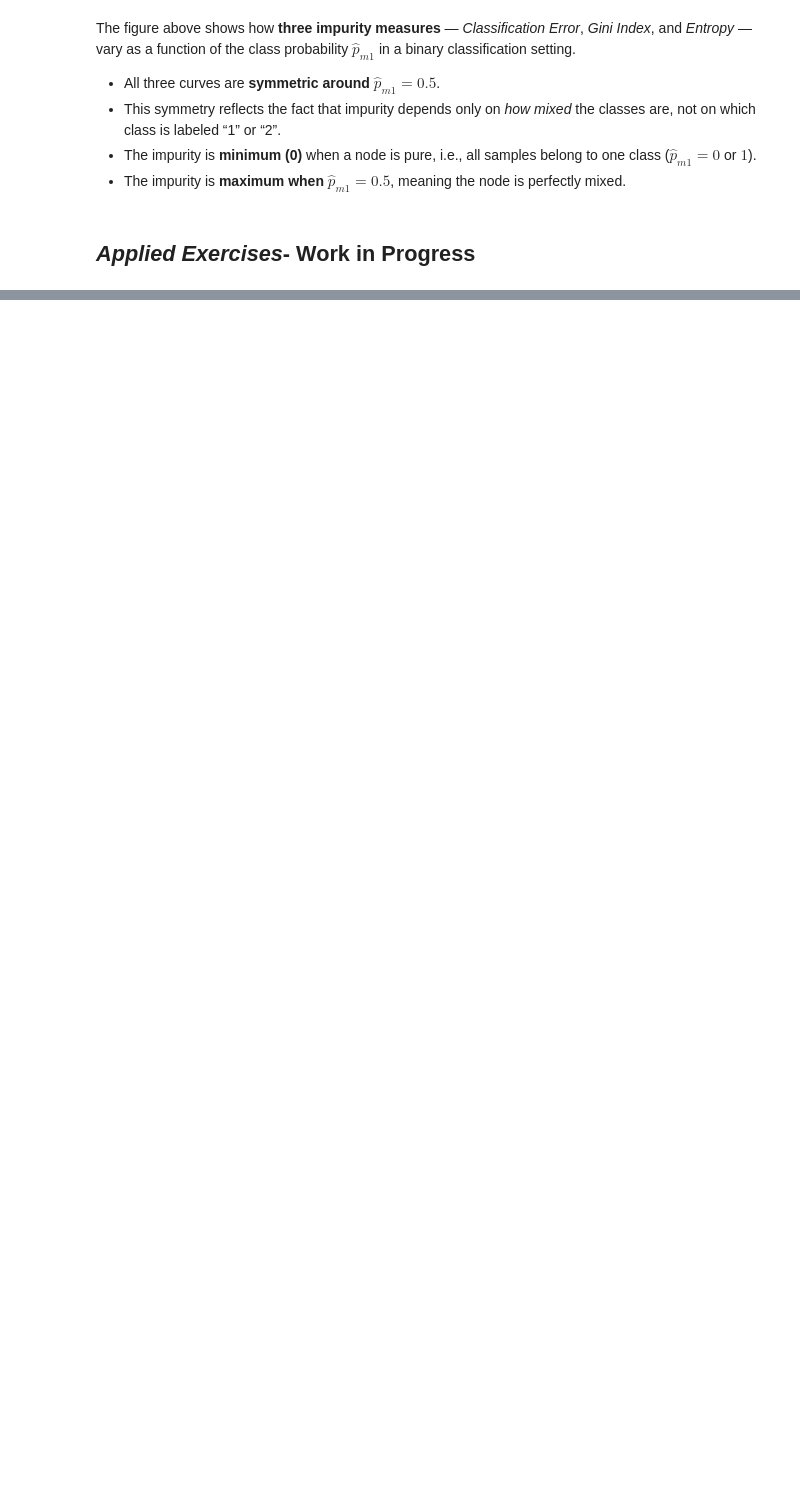
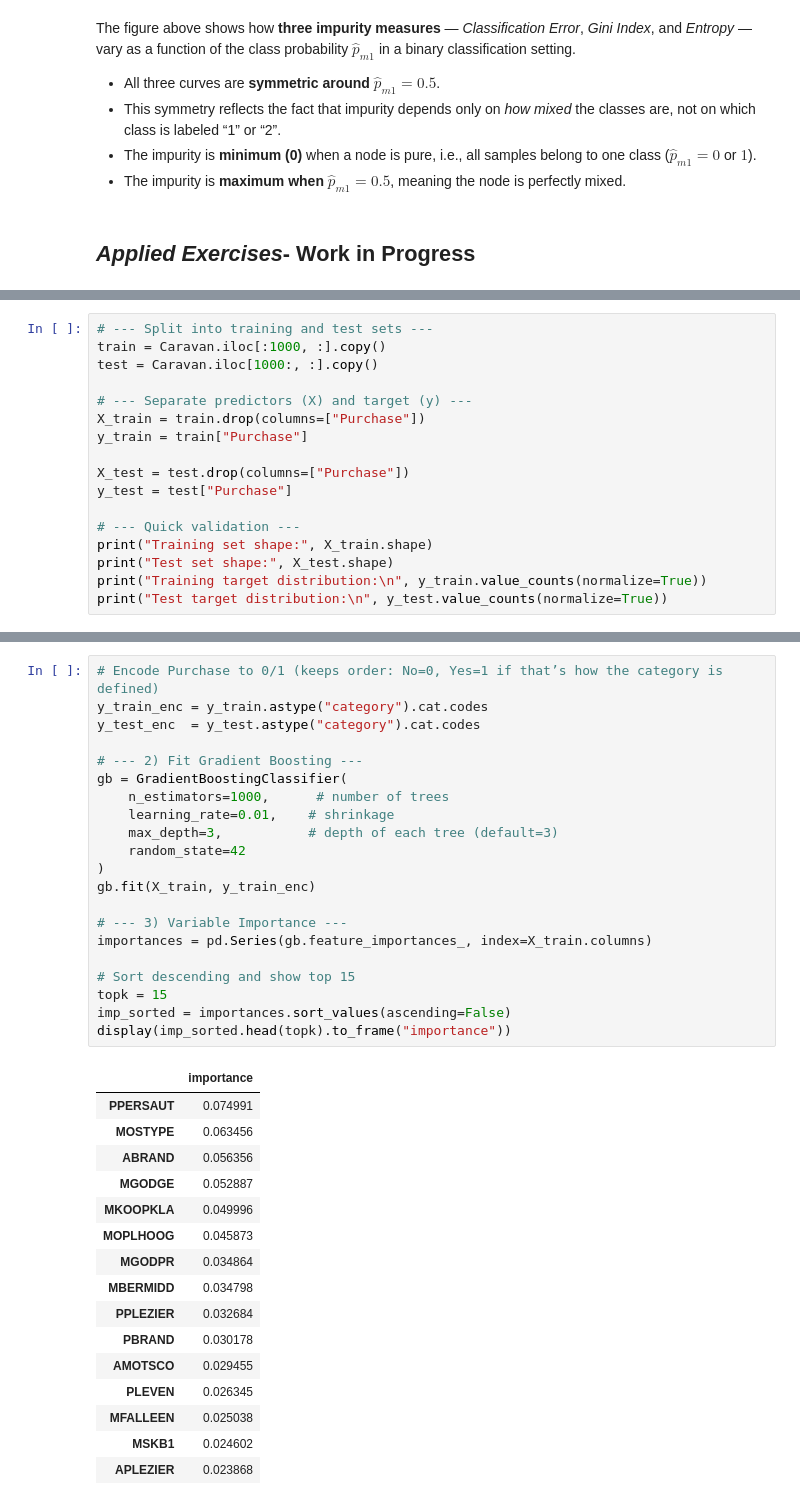
Before and after one commit to lacorreia65/MAP5935-ISLP, a Jupyter notebook: Notebooks/Chap8-Exercises_LuisCorreia-745724_v2.ipynb, the cells around one changed output, grey strips where cells are left out. Cells and saved outputs as stored; diff of their text form; blank space fills up the shorter version.

```diff
--- a/Notebooks/Chap8-Exercises_LuisCorreia-745724_v2.ipynb
+++ b/Notebooks/Chap8-Exercises_LuisCorreia-745724_v2.ipynb
@@ -111,0 +145,17 @@ ModuleNotFoundError: No module named 'ISLP'
+# %%
+# --- Split into training and test sets ---
+train = Caravan.iloc[:1000, :].copy()
+test = Caravan.iloc[1000:, :].copy()
+
+# --- Separate predictors (X) and target (y) ---
+X_train = train.drop(columns=["Purchase"])
+y_train = train["Purchase"]
+
+X_test = test.drop(columns=["Purchase"])
+y_test = test["Purchase"]
+
+# --- Quick validation ---
+print("Training set shape:", X_train.shape)
+print("Test set shape:", X_test.shape)
+print("Training target distribution:\n", y_train.value_counts(normalize=True))
+print("Test target distribution:\n", y_test.value_counts(normalize=True))
@@ -111,0 +177,38 @@ ModuleNotFoundError: No module named 'ISLP'
+# %%
+# Encode Purchase to 0/1 (keeps order: No=0, Yes=1 if that’s how the category is defined)
+y_train_enc = y_train.astype("category").cat.codes
+y_test_enc  = y_test.astype("category").cat.codes
+
+# --- 2) Fit Gradient Boosting ---
+gb = GradientBoostingClassifier(
+    n_estimators=1000,      # number of trees
+    learning_rate=0.01,    # shrinkage
+    max_depth=3,           # depth of each tree (default=3)
+    random_state=42
+)
+gb.fit(X_train, y_train_enc)
+
+# --- 3) Variable Importance ---
+importances = pd.Series(gb.feature_importances_, index=X_train.columns)
+
+# Sort descending and show top 15
+topk = 15
+imp_sorted = importances.sort_values(ascending=False)
+display(imp_sorted.head(topk).to_frame("importance"))
+# %% [output]
+|  | importance |
+| PPERSAUT | 0.074991 |
+| MOSTYPE | 0.063456 |
+| ABRAND | 0.056356 |
+| MGODGE | 0.052887 |
+| MKOOPKLA | 0.049996 |
+| MOPLHOOG | 0.045873 |
+| MGODPR | 0.034864 |
+| MBERMIDD | 0.034798 |
+| PPLEZIER | 0.032684 |
+| PBRAND | 0.030178 |
+| AMOTSCO | 0.029455 |
+| PLEVEN | 0.026345 |
+| MFALLEEN | 0.025038 |
+| MSKB1 | 0.024602 |
+| APLEZIER | 0.023868 |
```
Also changed, not shown: parts of 8 cells of this notebook.
